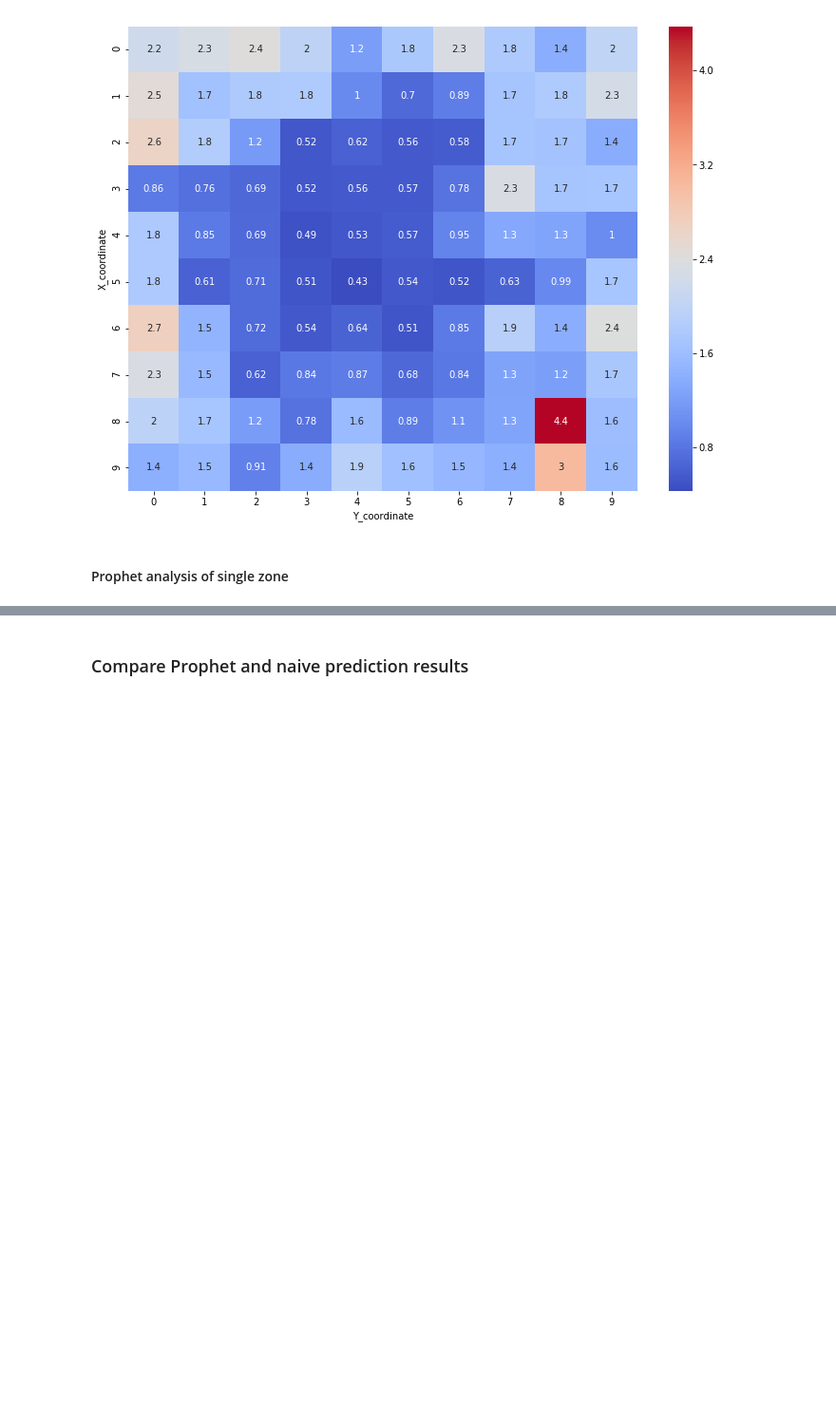
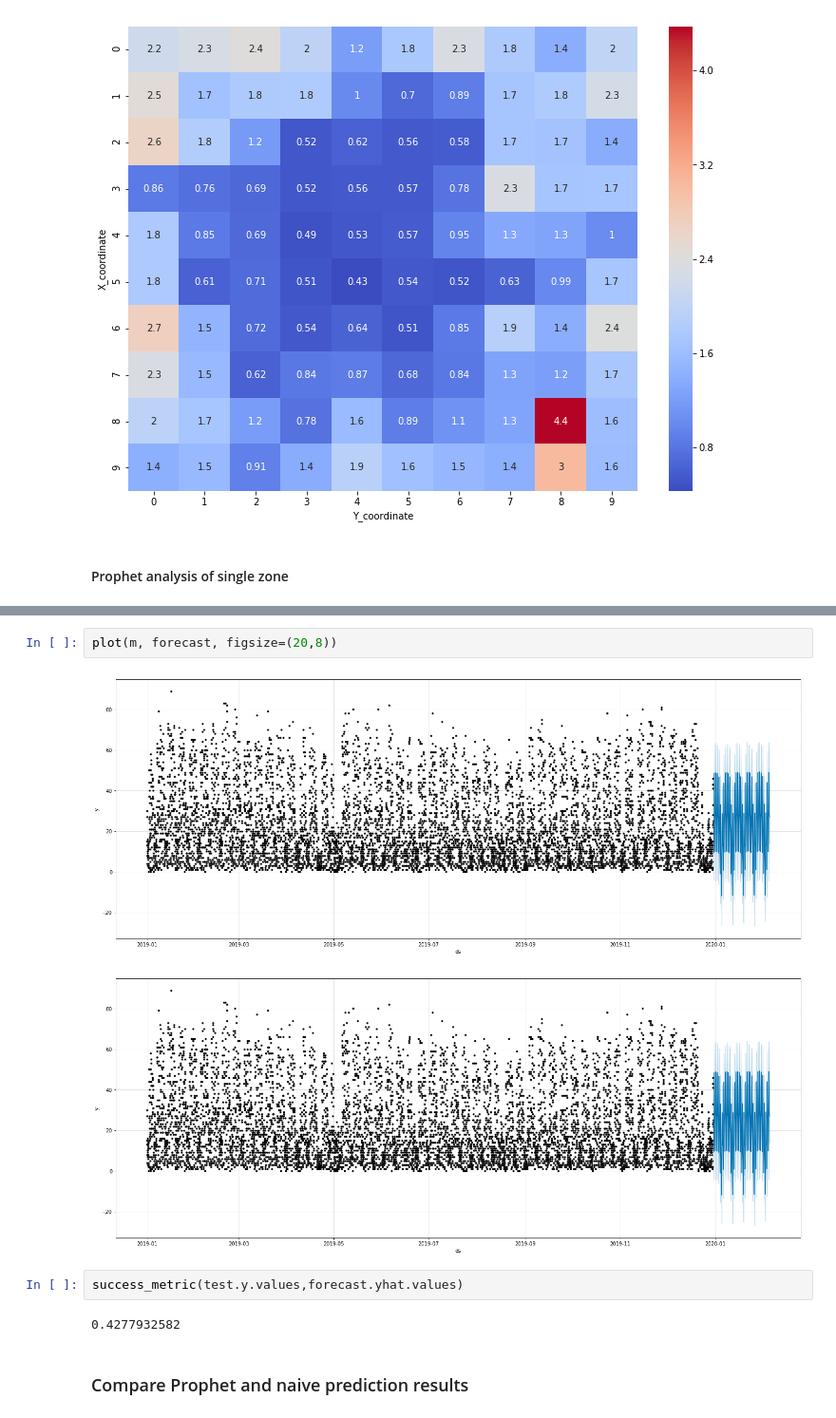
Before and after one commit to majhogee/cars_analysis, a Jupyter notebook: Analyse data for by zone separetely.ipynb, the cells around one changed output, grey strips where cells are left out. Shown at 95% size. Drawn from its saved outputs; the diff is of its cells as text; blank space fills up the shorter version.

```diff
--- a/Analyse data for by zone separetely.ipynb
+++ b/Analyse data for by zone separetely.ipynb
@@ -58,3 +92,12 @@ plot_heatmap(*prophet_xyz)
+# %%
+plot(m, forecast, figsize=(20,8))
+# %% [output]
+[figure, added]
+[figure, added]
+# %%
+success_metric(test.y.values,forecast.yhat.values)
+# %% [output]
+0.4277932582
 # %% [markdown]
 ### Compare Prophet and naive prediction results
 # %%
```
Also changed, not shown: parts of 5 cells of this notebook.
